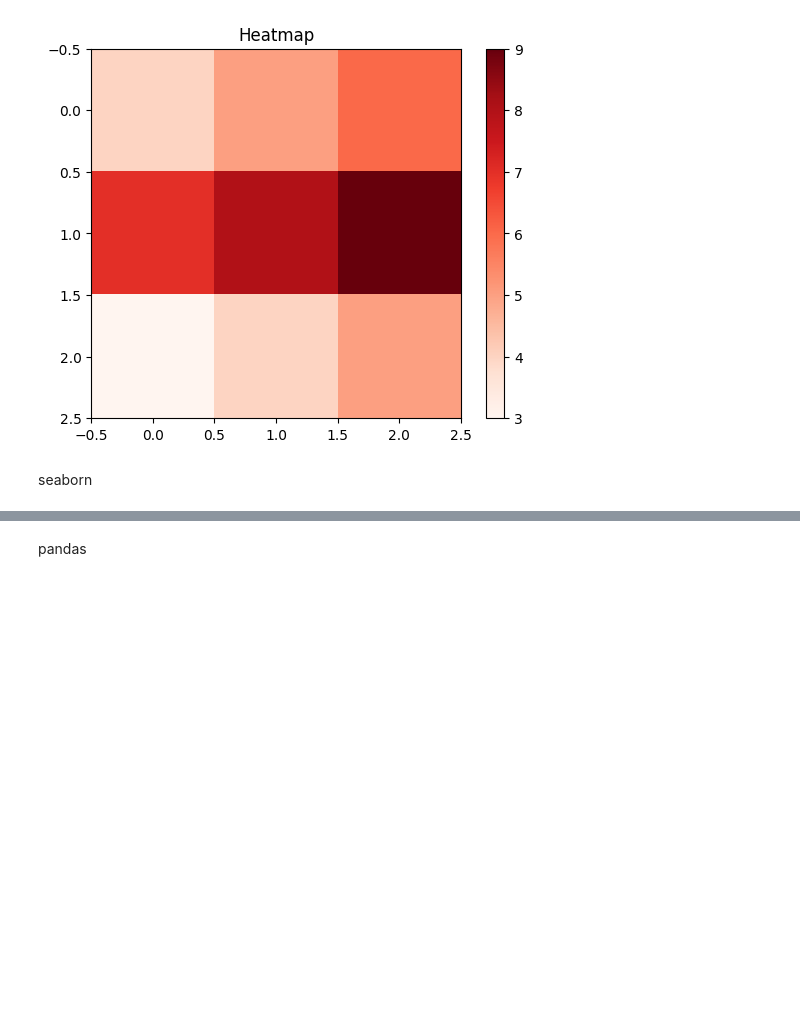
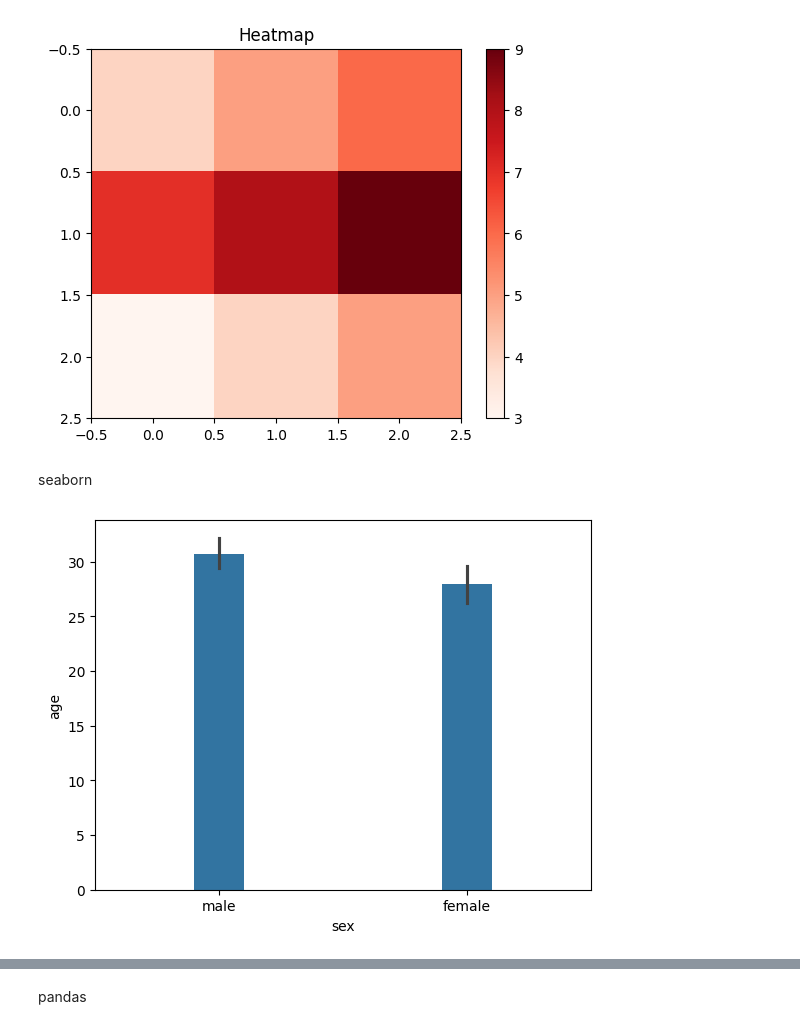
Before and after one commit to Meghana-Molleti/datascience, a Jupyter notebook: Untitled1.ipynb, the cells around one changed output, grey strips where cells are left out. Drawn from its saved outputs; the diff is of its cells as text; code cells hidden in the pictures; blank space fills up the shorter version.

```diff
--- a/Untitled1.ipynb
+++ b/Untitled1.ipynb
@@ -1147,3 +1147,11 @@ plt.show()
 [figure]
 # %% [markdown]
 seaborn
+# %%
+import seaborn as sns
+import matplotlib.pyplot as plt
+df = sns.load_dataset("titanic")
+sns.barplot(x="sex",y="age",data=df,width=0.2)
+plt.show()
+# %% [output]
+[figure, added]
```
Also changed, not shown: parts of 15 cells of this notebook.
